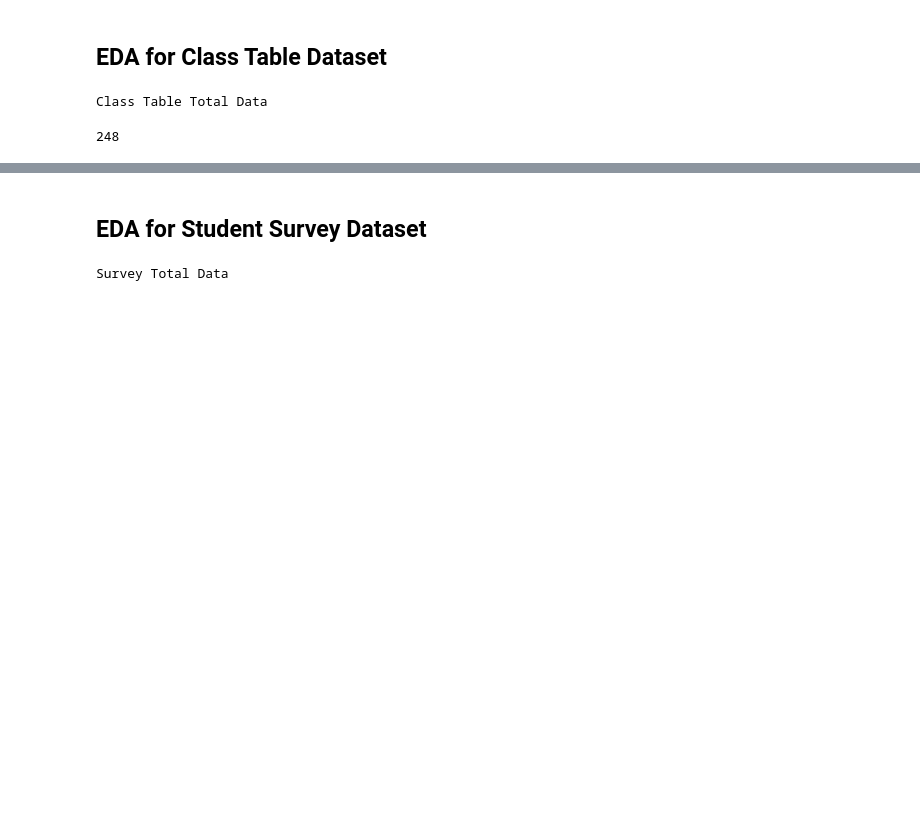
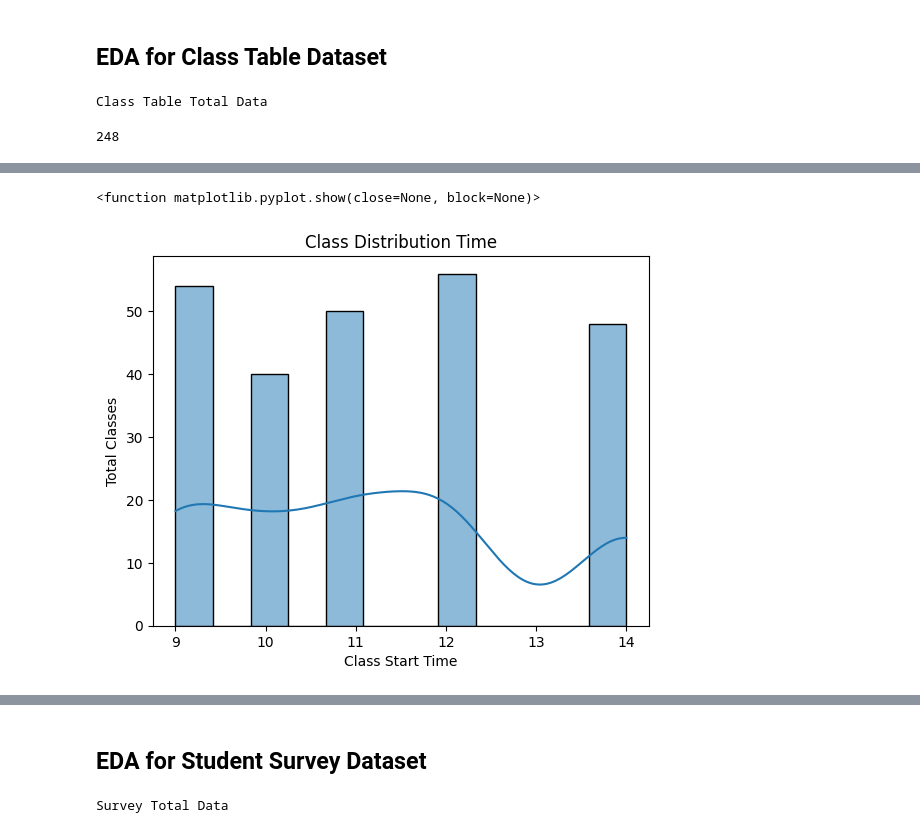
Before and after one commit to neinAlkem/multimodal-prediction, a Jupyter notebook: notebook/participants_survey.ipynb, the cells around one changed output, grey strips where cells are left out. Cells and saved outputs as stored; diff of their text form; code cells hidden in the pictures; blank space fills up the shorter version.

```diff
--- a/notebook/participants_survey.ipynb
+++ b/notebook/participants_survey.ipynb
@@ -295,0 +377,14 @@ only showing top 5 rows
+# %%
+# Daily class time distribution
+df_hour = df_class.withColumn('Start_hour', F.hour('Start_time'))
+df_hour = df_hour.withColumn('Finish_hour', F.hour('Finish_time'))
+
+hour_df = df_hour.select('Start_hour', 'Finish_hour').toPandas()
+sns.histplot(hour_df['Start_hour'], bins=12, kde=True)
+plt.title('Class Distribution Time')
+plt.ylabel('Total Classes')
+plt.xlabel('Class Start Time')
+plt.show
+# %% [output]
+<function matplotlib.pyplot.show(close=None, block=None)>
+[figure, added]
```
Also changed, not shown: parts of 38 cells of this notebook.
